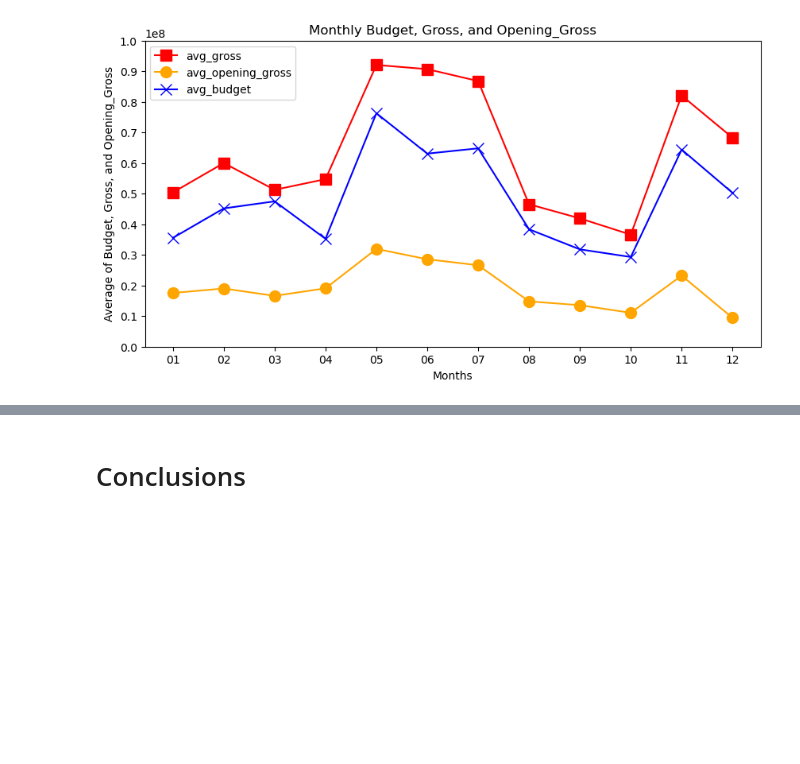
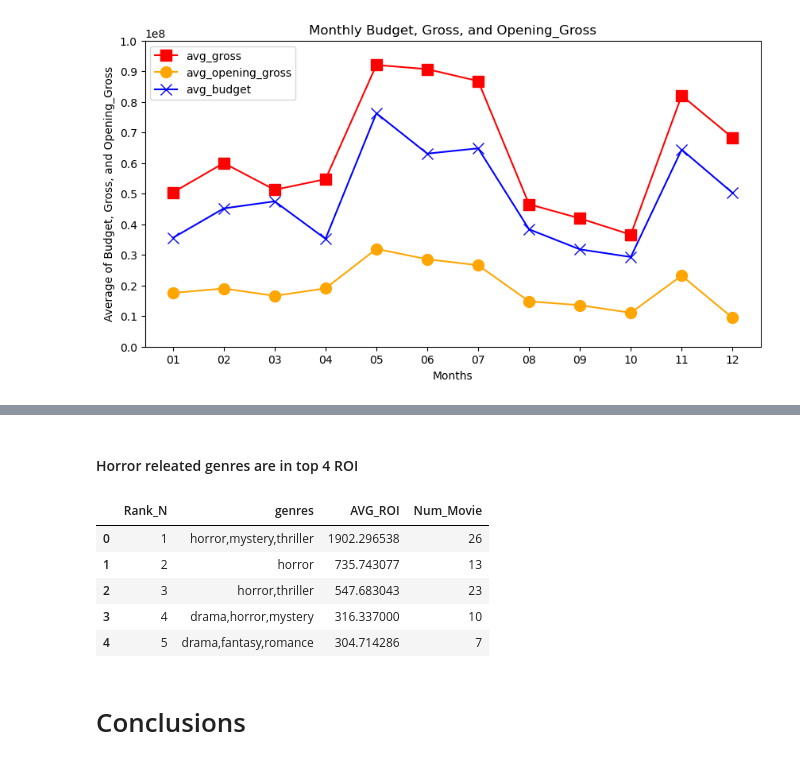
Before and after one commit to kkprim/Linear-Regression-Movie-ROI, a Jupyter notebook: master.ipynb, the cells around one changed output, grey strips where cells are left out. Saved outputs shown, nothing was run; the diff lists cells and outputs as text; code cells hidden in the pictures; blank space fills up the shorter version.

Commit message:
Added most profitable genres

```diff
--- a/master.ipynb
+++ b/master.ipynb
@@ -631,3 +674,41 @@ plt.show();
+# %% [markdown]
+#### Horror releated genres are in top 4 ROI
+# %%
+pd.read_sql(
+    """
+   WITH gen_roi_num AS
+   (
+    SELECT
+        genres,
+        AVG(percentage_ROI_gross_budget) AS AVG_ROI,
+        COUNT(*) AS Num_Movie
+    FROM master_1
+    GROUP BY genres
+    ORDER BY AVG_ROI DESC
+    )
+
+    SELECT
+        DENSE_RANK() OVER(ORDER BY AVG_ROI DESC) AS Rank_N,
+        genres,
+        AVG_ROI,
+        Num_Movie
+
+
+    FROM gen_roi_num
+    WHERE Num_Movie > 6
+    ORDER BY AVG_ROI DESC
+    LIMIT 5
+    ;
+    """
+, conn5
+)
+# %% [output]
+|  | Rank_N | genres | AVG_ROI | Num_Movie |
+| 0 | 1 | horror,mystery,thriller | 1902.296538 | 26 |
+| 1 | 2 | horror | 735.743077 | 13 |
+| 2 | 3 | horror,thriller | 547.683043 | 23 |
+| 3 | 4 | drama,horror,mystery | 316.337000 | 10 |
+| 4 | 5 | drama,fantasy,romance | 304.714286 | 7 |
 # %% [markdown]
 # Conclusions
 # %% [markdown]
```
Also changed, not shown: parts of 5 cells of this notebook.
